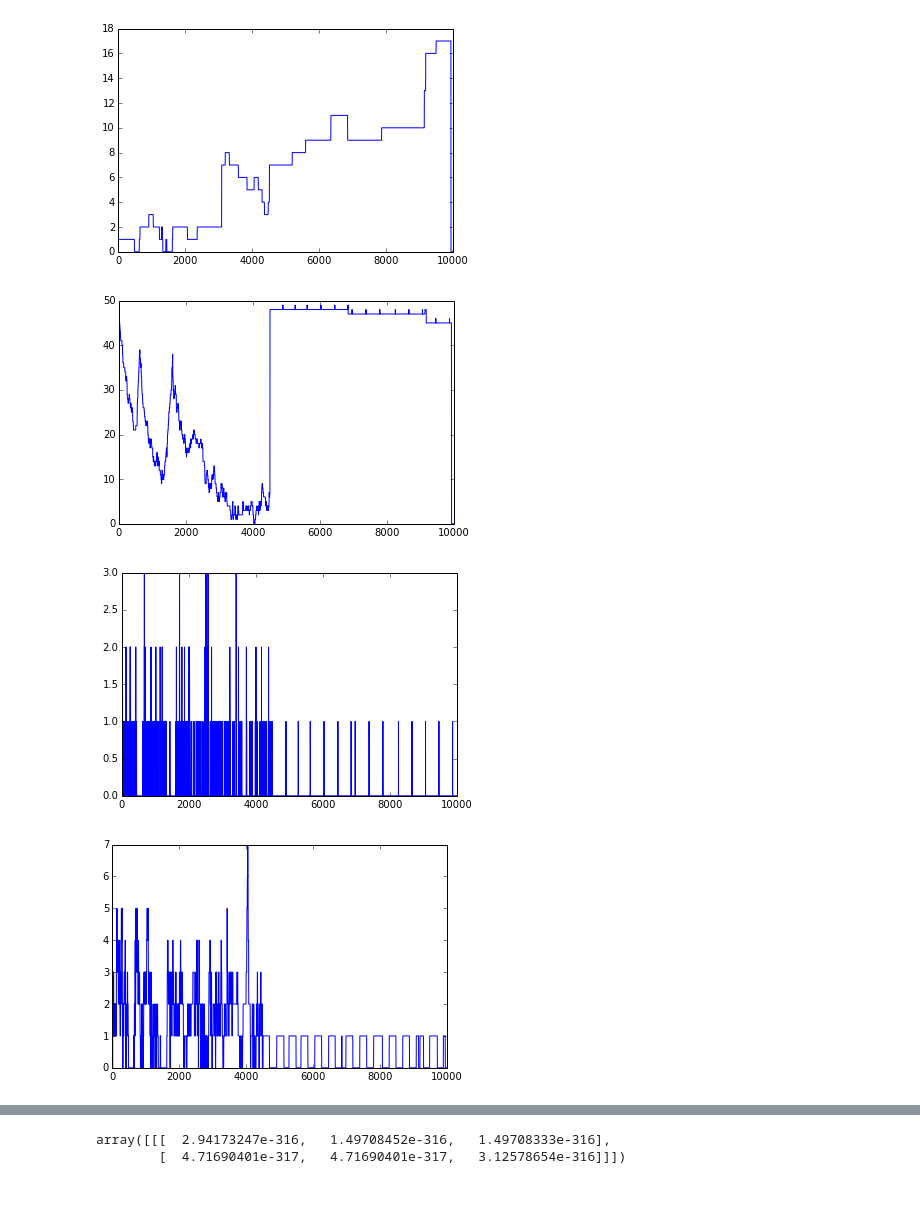
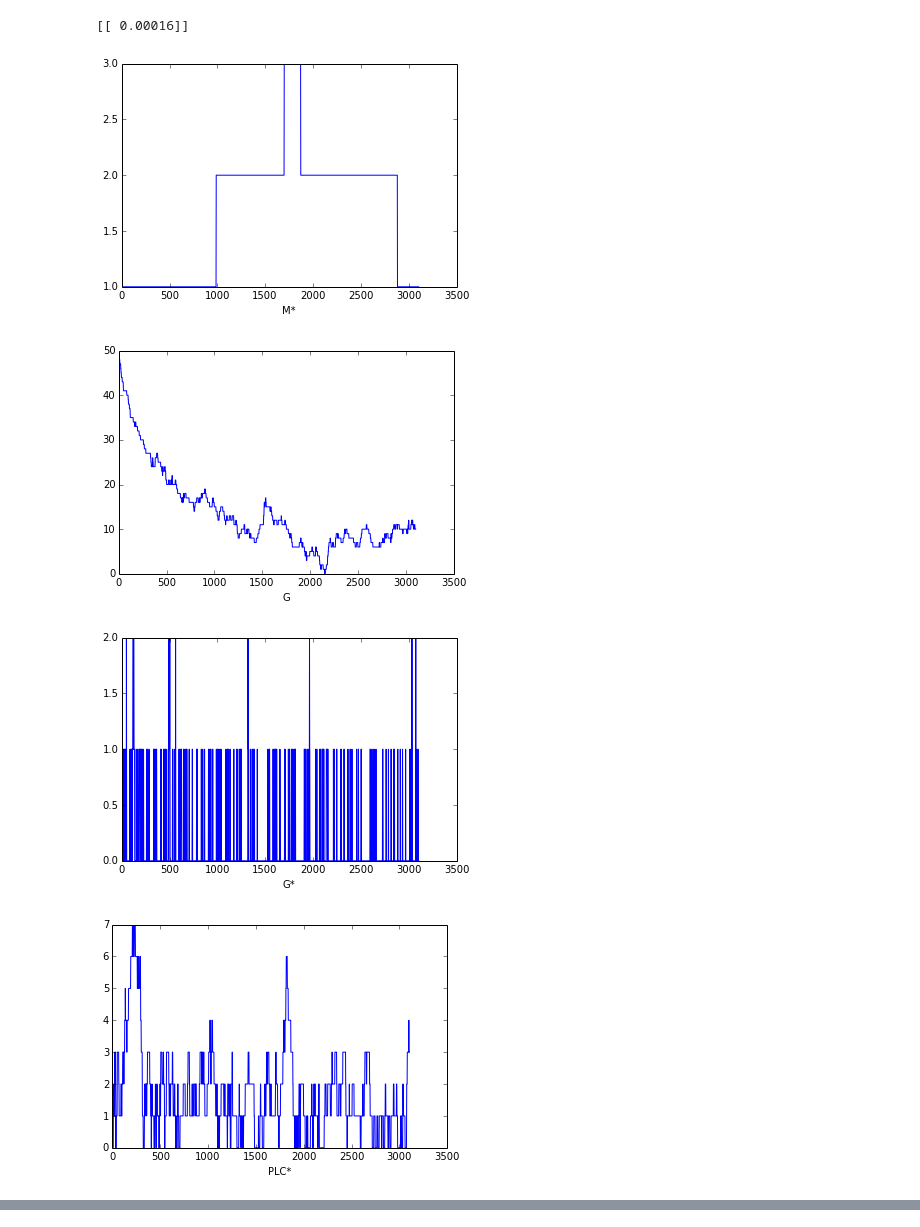
Before and after one commit to figpope/neurokernel, a Jupyter notebook: examples/retina/transduction.ipynb, the cells around one changed output, grey strips where cells are left out. Saved outputs shown, nothing was run; the diff lists cells and outputs as text; code cells hidden in the pictures; blank space fills up the shorter version.

```diff
--- a/examples/retina/transduction.ipynb
+++ b/examples/retina/transduction.ipynb
@@ -129,7 +127,7 @@ __device__ void find_T_ph(float* T_ph, int* final_T, float* N_ph){
   }
   printf("device final_T %d\\n", *final_T);
 }
-__global__ void transduction(float *dest, float *X_out, float *src, float* photons, float* rand_array)
+__global__ void transduction(float *dest, float *X_out, float *steps, float *Ca_out, float *src, float* photons, float* rand_array)
 {
   float Ca = 160e-6;
   float CaM = C_T;
@@ -246,6 +244,7 @@ __global__ void transduction(float *dest, float *X_out, float *src, float* photo
 	if(watching == 'X')
 	    printf("%f ", X_out[step*7+k]);
       }
+      Ca_out[step] = Ca;
       if(watching == 'X')
 	printf("\\n");
       step++;
@@ -274,7 +273,10 @@ __global__ void transduction(float *dest, float *X_out, float *src, float* photo
     float I_Ca = 0.4*I_in;
 
     float Ca = calc_Ca(C_star_concentration, CaM_concentration, I_Ca);
+
   }
+  *steps = (float)step;
+    printf("%d ", step);
 }
 """, options = ["--ptxas-options=-v"])
 
@@ -289,7 +291,9 @@ photon_array = np.array(photons[:,0],np.float32)
 rand_array = np.random.rand(100000);
 rand_array =  np.array(rand_array, np.float32)
 X_out = np.zeros((10000*7,1), np.float32)
-transduction( drv.Out(dest), drv.Out(X_out), drv.In(testin),drv.In(photon_array),drv.In(rand_array),
+Ca_out = np.zeros((10000,1), np.float32)
+steps = np.zeros((1,1), np.float32)
+transduction( drv.Out(dest), drv.Out(X_out), drv.Out(Ca_out), drv.Out(steps), drv.In(testin),drv.In(photon_array),drv.In(rand_array),
                     block=(1,1,1), grid=grid)
 #print dest
 X_out = np.reshape(X_out, (10000,7))
@@ -307,20 +311,35 @@ ptxas info    : Used 43 registers, 72 bytes cmem[0], 108 bytes cmem[16]
+# %%
+print steps
+steps = 3105
+# %% [output]
+[[ 0.00016]]
 # %%
-plot(X_out[:,0])
+plot(X_out[:steps,0])
+xlabel('M*')
 show()
-plot(X_out[:,1])
+plot(X_out[:steps,1])
+xlabel('G')
 show()
-plot(X_out[:,2])
+plot(X_out[:steps,2])
+xlabel('G*')
 show()
-plot(X_out[:,3])
+plot(X_out[:steps,3])
+xlabel('PLC*')
 show()
-plot(X_out[:,4])
+plot(X_out[:steps,4])
+xlabel('D*')
 show()
-plot(X_out[:,5])
+plot(X_out[:steps,5]/1806.6)
+xlabel('C*')
 show()
-plot(X_out[:,6])
+plot(X_out[:steps,6])
+xlabel('T*')
 show()
+plot(Ca_out[:steps])
+xlabel('Ca')
+show()
 # %% [output]
-[figure, old version]
+[figure, new version]
-[figure, old version]
+[figure, new version]
-[figure, old version]
+[figure, new version]
-[figure, old version]
+[figure, new version]
@@ -330,7 +350,2 @@ show()
 # %%
 a = np.ndarray([1,2,3])
-# %%
-a
-# %% [output]
-array([[[  2.94173247e-316,   1.49708452e-316,   1.49708333e-316],
-        [  4.71690401e-317,   4.71690401e-317,   3.12578654e-316]]])
```
Also changed, not shown: parts of 4 cells of this notebook, 15 other files.
